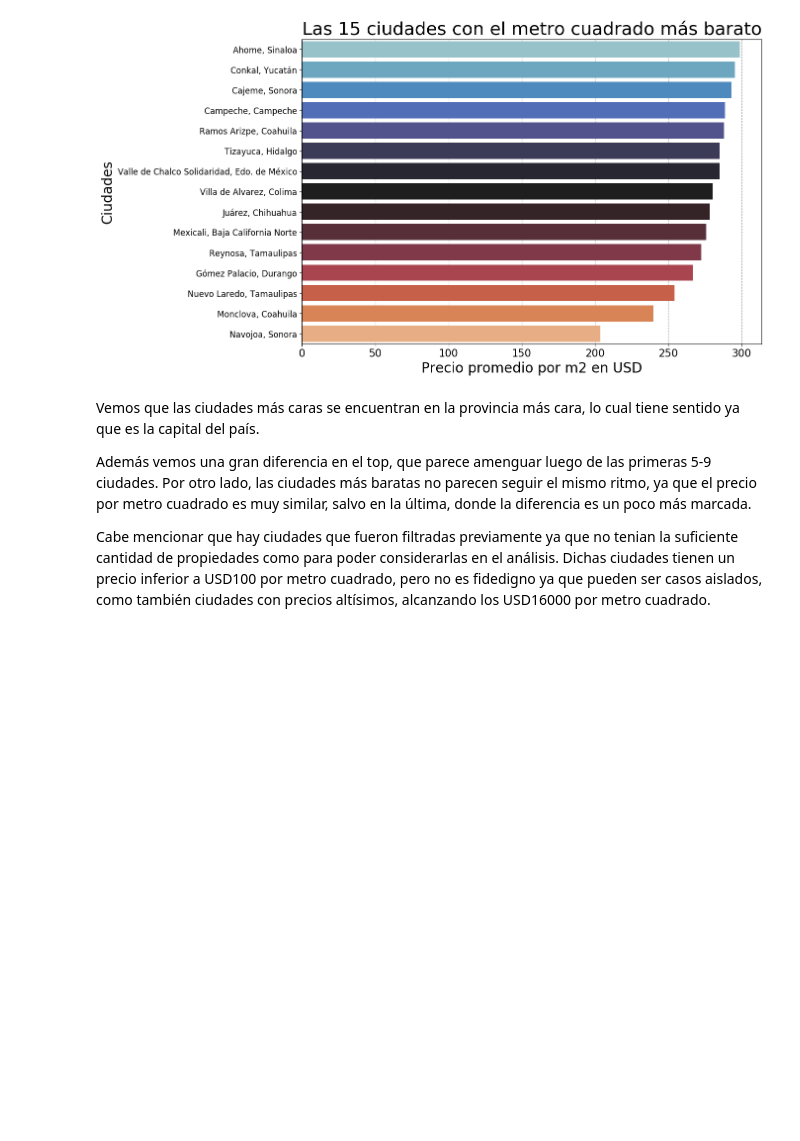
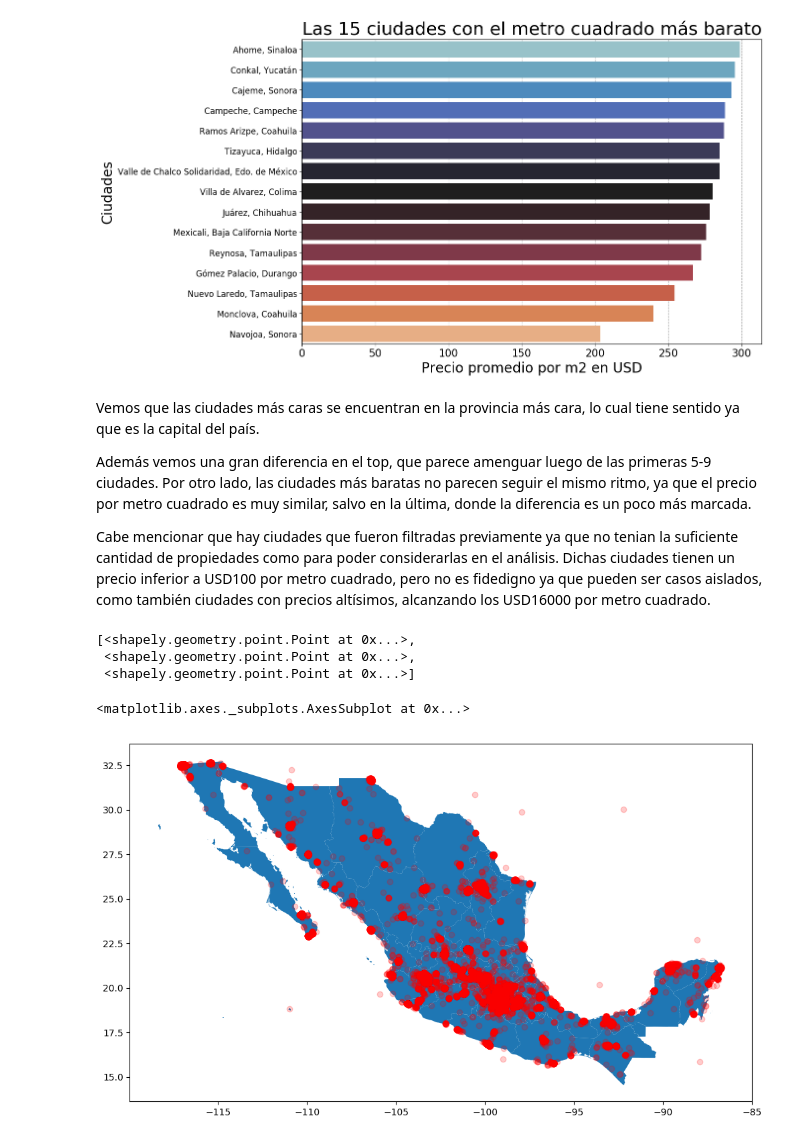
Before and after one commit to petermacgaul/orgaDatos-1, a Jupyter notebook: TP1/02-AnalisisMetroCuadrado.ipynb, the cells around one changed output. Saved outputs shown, nothing was run; the diff lists cells and outputs as text; code cells hidden in the pictures; blank space fills up the shorter version.

```diff
--- a/TP1/02-AnalisisMetroCuadrado.ipynb
+++ b/TP1/02-AnalisisMetroCuadrado.ipynb
@@ -219,0 +225,24 @@ Cabe mencionar que hay ciudades que fueron filtradas previamente ya que no tenia
+# %%
+def sanitize_geo(df):
+    latitude_check = ((df['lat'] > 15.0) & (df['lat'] < 33.0))
+    longitude_check = ((df['lng'] > -120.0) & (df['lng'] < -80.0))
+    return df.loc[(latitude_check) & (longitude_check)]
+# %%
+crs = {'init': 'epgs:4326'}
+geo_sanitized = sanitize_geo(df)
+geometry = [Point(xy) for xy in zip(geo_sanitized['lng'], geo_sanitized['lat'])]
+# %% [output]
+[<shapely.geometry.point.Point at 0x...>,
+ <shapely.geometry.point.Point at 0x...>,
+ <shapely.geometry.point.Point at 0x...>]
+# %%
+geo_df = gpd.GeoDataFrame(geo_sanitized, crs=crs, geometry=geometry)
+# %%
+mexico = gpd.read_file('../data/shapes/MEX_adm1.shp')
+
+fig, ax = plt.subplots()
+mexico.plot(ax=ax)
+geo_df.plot(ax=ax, color='red', alpha=0.2)
+# %% [output]
+<matplotlib.axes._subplots.AxesSubplot at 0x...>
+[figure, added]
```
Also changed, not shown: parts of 3 cells of this notebook.
